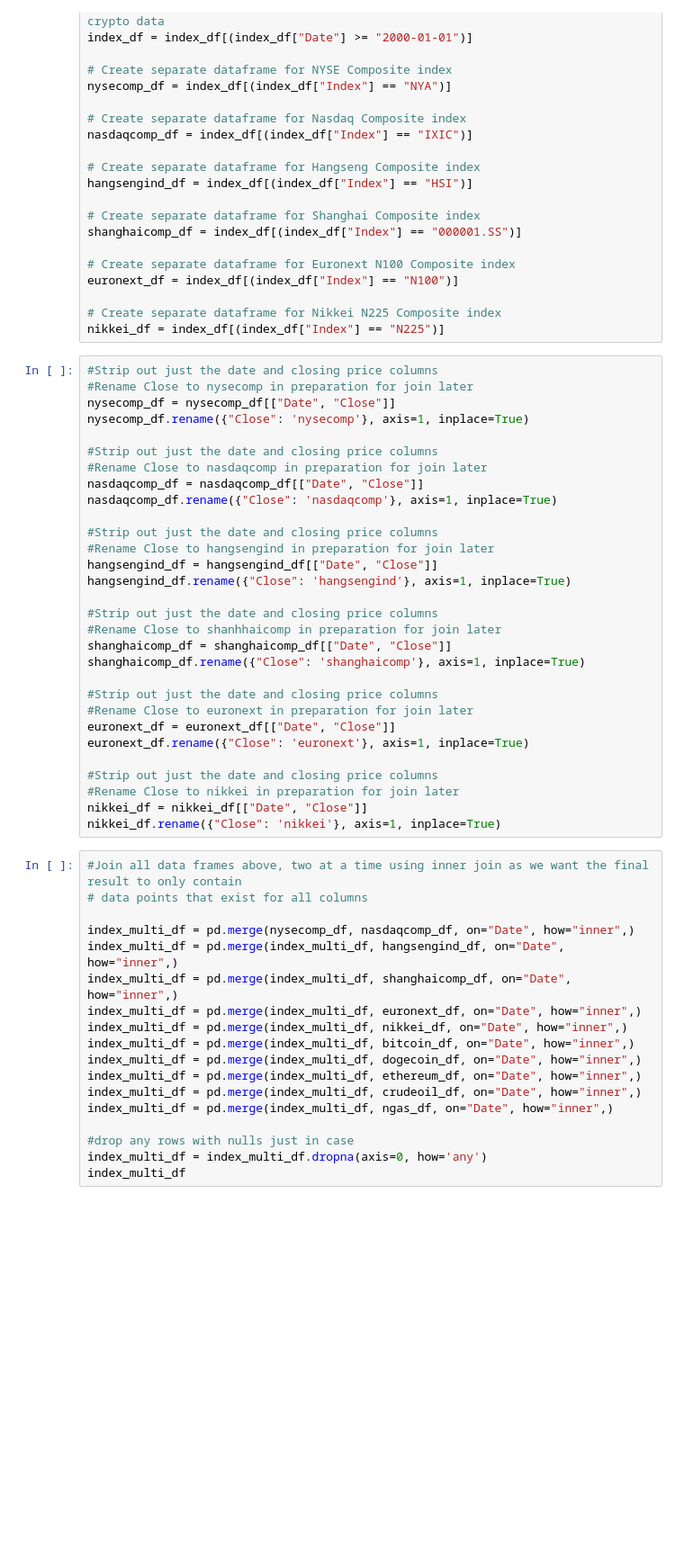
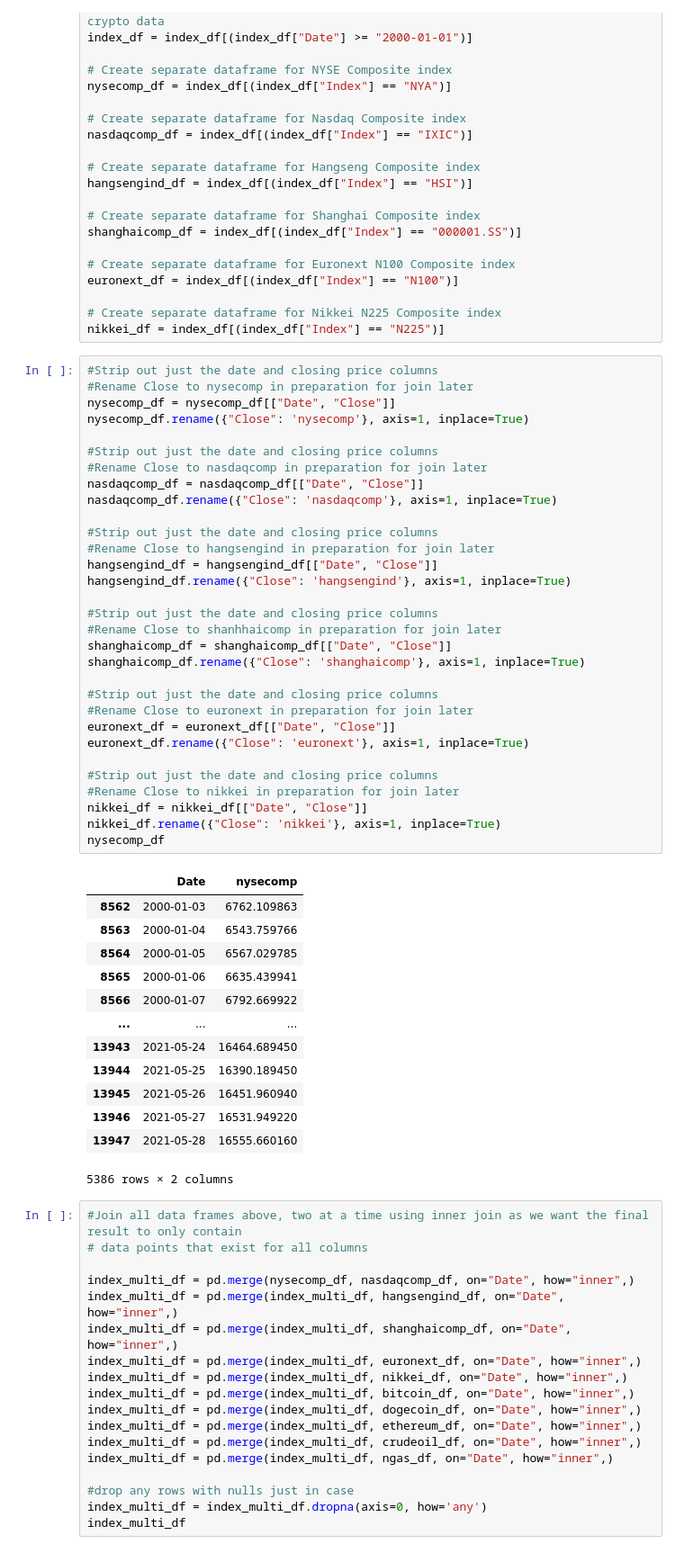
Before and after one commit to shermeenajani/Project-1-EDA, a Jupyter notebook: PullData.ipynb, the cells around one changed output. Shown at 90% size. Cells and saved outputs as stored; diff of their text form; blank space fills up the shorter version.

```diff
--- a/PullData.ipynb
+++ b/PullData.ipynb
@@ -153,33 +153,48 @@ nikkei_df = index_df[(index_df["Index"] == "N225")]
 # %%
 #Strip out just the date and closing price columns
 #Rename Close to nysecomp in preparation for join later
 nysecomp_df = nysecomp_df[["Date", "Close"]]
 nysecomp_df.rename({"Close": 'nysecomp'}, axis=1, inplace=True)
 
 #Strip out just the date and closing price columns
 #Rename Close to nasdaqcomp in preparation for join later
 nasdaqcomp_df = nasdaqcomp_df[["Date", "Close"]]
 nasdaqcomp_df.rename({"Close": 'nasdaqcomp'}, axis=1, inplace=True)
 
 #Strip out just the date and closing price columns
 #Rename Close to hangsengind in preparation for join later
 hangsengind_df = hangsengind_df[["Date", "Close"]]
 hangsengind_df.rename({"Close": 'hangsengind'}, axis=1, inplace=True)
 
 #Strip out just the date and closing price columns
 #Rename Close to shanhhaicomp in preparation for join later
 shanghaicomp_df = shanghaicomp_df[["Date", "Close"]]
 shanghaicomp_df.rename({"Close": 'shanghaicomp'}, axis=1, inplace=True)
 
 #Strip out just the date and closing price columns
 #Rename Close to euronext in preparation for join later
 euronext_df = euronext_df[["Date", "Close"]]
 euronext_df.rename({"Close": 'euronext'}, axis=1, inplace=True)
 
 #Strip out just the date and closing price columns
 #Rename Close to nikkei in preparation for join later
 nikkei_df = nikkei_df[["Date", "Close"]]
 nikkei_df.rename({"Close": 'nikkei'}, axis=1, inplace=True)
+nysecomp_df
+# %% [output]
+|  | Date | nysecomp |
+| 8562 | 2000-01-03 | 6762.109863 |
+| 8563 | 2000-01-04 | 6543.759766 |
+| 8564 | 2000-01-05 | 6567.029785 |
+| 8565 | 2000-01-06 | 6635.439941 |
+| 8566 | 2000-01-07 | 6792.669922 |
+| ... | ... | ... |
+| 13943 | 2021-05-24 | 16464.689450 |
+| 13944 | 2021-05-25 | 16390.189450 |
+| 13945 | 2021-05-26 | 16451.960940 |
+| 13946 | 2021-05-27 | 16531.949220 |
+| 13947 | 2021-05-28 | 16555.660160 |
+5386 rows × 2 columns
 # %%
 #Join all data frames above, two at a time using inner join as we want the final result to only contain
 # data points that exist for all columns
```
Also changed, not shown: 2 other files.
